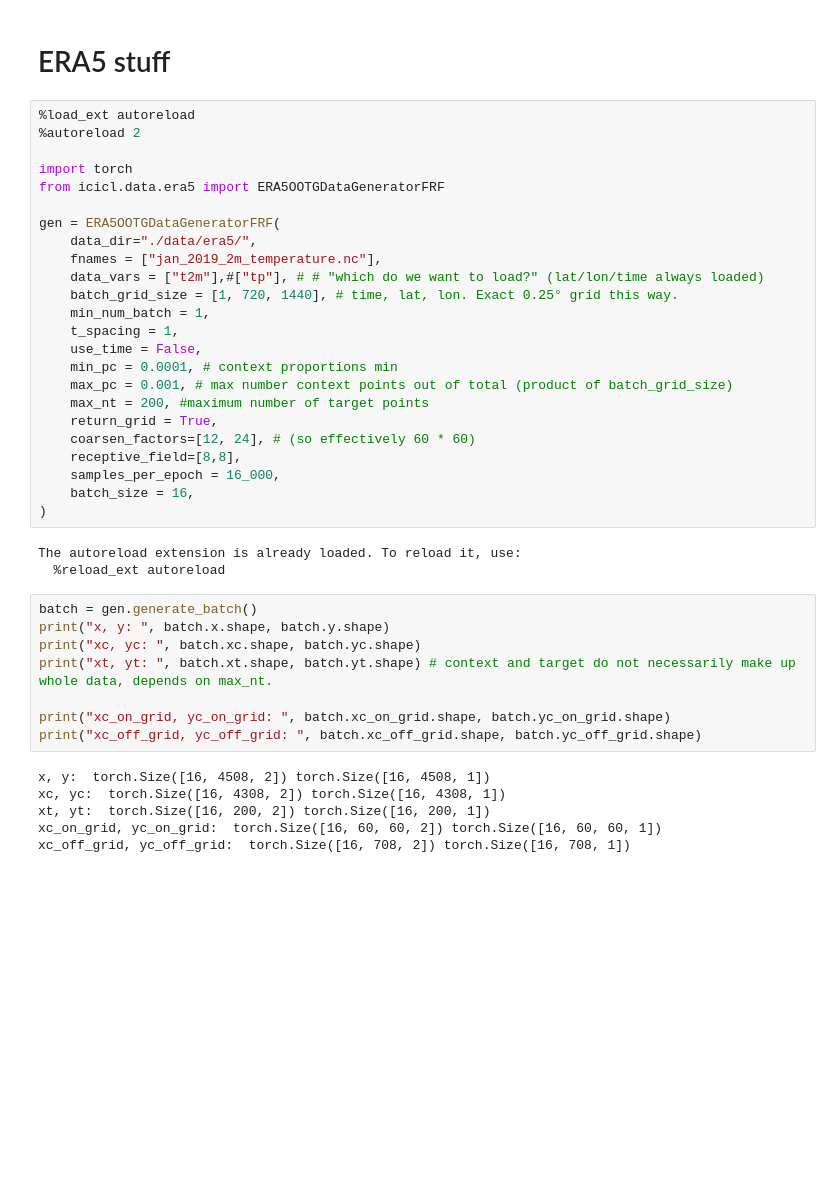
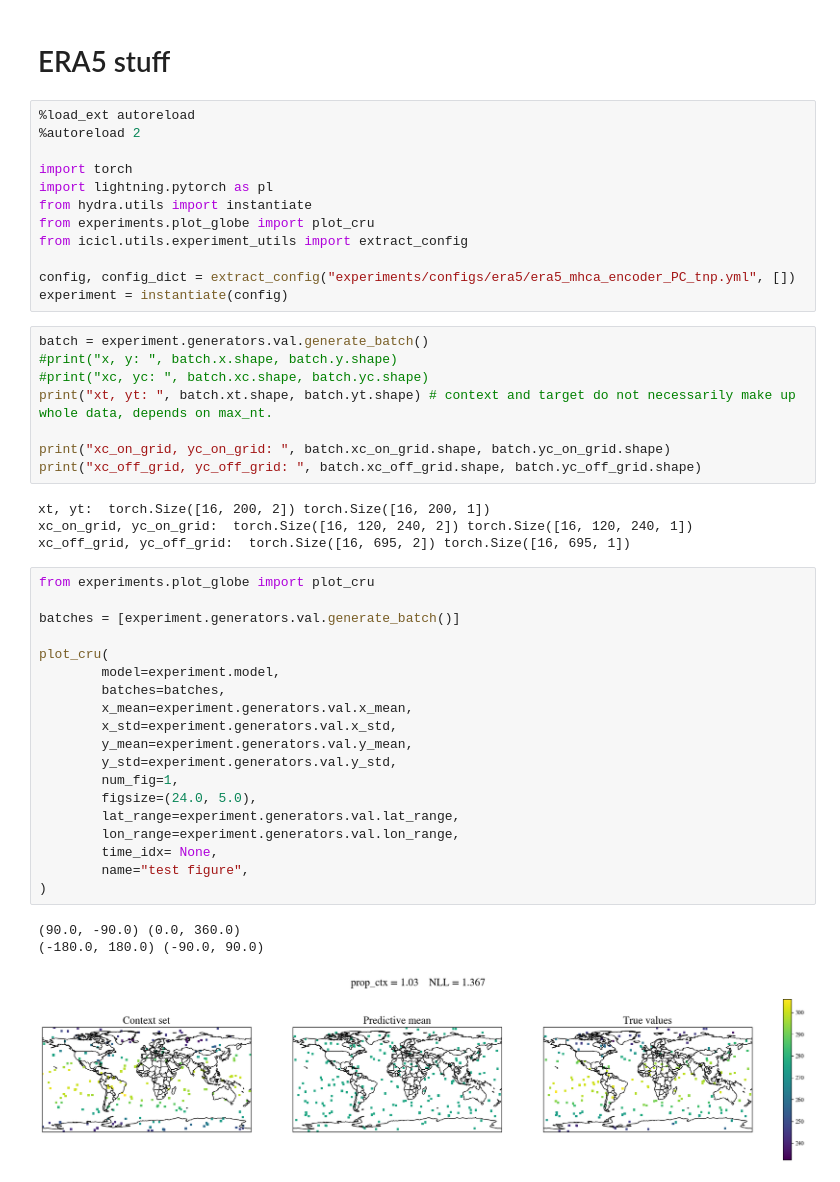
Before and after one commit to EricLangezaal/tnp-pp, a Jupyter notebook: tryout.ipynb, the cells around one changed output. Cells and saved outputs as stored; diff of their text form; blank space fills up the shorter version.

Commit message:
plotting for era5 and other improvements

```diff
--- a/tryout.ipynb
+++ b/tryout.ipynb
@@ -543,44 +543,50 @@ plt.title("Input: 16 batches of 10k random 2d grid_data (ws=20 & ps=5)");
 [figure]
 # %% [markdown]
 # ERA5 stuff
-# %%
-%load_ext autoreload
-%autoreload 2
-
-import torch
-from icicl.data.era5 import ERA5OOTGDataGeneratorFRF
-
-gen = ERA5OOTGDataGeneratorFRF(
-    data_dir="./data/era5/",
-    fnames = ["jan_2019_2m_temperature.nc"],
-    data_vars = ["t2m"],#["tp"], # # "which do we want to load?" (lat/lon/time always loaded)
-    batch_grid_size = [1, 720, 1440], # time, lat, lon. Exact 0.25° grid this way.
-    min_num_batch = 1,
-    t_spacing = 1,
-    use_time = False,
-    min_pc = 0.0001, # context proportions min
-    max_pc = 0.001, # max number context points out of total (product of batch_grid_size)
-    max_nt = 200, #maximum number of target points
-    return_grid = True,
-    coarsen_factors=[12, 24], # (so effectively 60 * 60)
-    receptive_field=[8,8],
-    samples_per_epoch = 16_000,
-    batch_size = 16,
-)
-# %% [output]
-The autoreload extension is already loaded. To reload it, use:
-  %reload_ext autoreload
+# %%
+%load_ext autoreload
+%autoreload 2
+
+import torch
+import lightning.pytorch as pl
+from hydra.utils import instantiate
+from experiments.plot_globe import plot_cru
+from icicl.utils.experiment_utils import extract_config
+
+config, config_dict = extract_config("experiments/configs/era5/era5_mhca_encoder_PC_tnp.yml", [])
+experiment = instantiate(config)
 # %%
-batch = gen.generate_batch()
-print("x, y: ", batch.x.shape, batch.y.shape)
-print("xc, yc: ", batch.xc.shape, batch.yc.shape)
+batch = experiment.generators.val.generate_batch()
+#print("x, y: ", batch.x.shape, batch.y.shape)
+#print("xc, yc: ", batch.xc.shape, batch.yc.shape)
 print("xt, yt: ", batch.xt.shape, batch.yt.shape) # context and target do not necessarily make up whole data, depends on max_nt.
 
 print("xc_on_grid, yc_on_grid: ", batch.xc_on_grid.shape, batch.yc_on_grid.shape)
 print("xc_off_grid, yc_off_grid: ", batch.xc_off_grid.shape, batch.yc_off_grid.shape)
 # %% [output]
-x, y:  torch.Size([16, 4508, 2]) torch.Size([16, 4508, 1])
-xc, yc:  torch.Size([16, 4308, 2]) torch.Size([16, 4308, 1])
 xt, yt:  torch.Size([16, 200, 2]) torch.Size([16, 200, 1])
-xc_on_grid, yc_on_grid:  torch.Size([16, 60, 60, 2]) torch.Size([16, 60, 60, 1])
-xc_off_grid, yc_off_grid:  torch.Size([16, 708, 2]) torch.Size([16, 708, 1])
+xc_on_grid, yc_on_grid:  torch.Size([16, 120, 240, 2]) torch.Size([16, 120, 240, 1])
+xc_off_grid, yc_off_grid:  torch.Size([16, 695, 2]) torch.Size([16, 695, 1])
+# %%
+from experiments.plot_globe import plot_cru
+
+batches = [experiment.generators.val.generate_batch()]
+
+plot_cru(
+        model=experiment.model,
+        batches=batches,
+        x_mean=experiment.generators.val.x_mean,
+        x_std=experiment.generators.val.x_std,
+        y_mean=experiment.generators.val.y_mean,
+        y_std=experiment.generators.val.y_std,
+        num_fig=1,
+        figsize=(24.0, 5.0),
+        lat_range=experiment.generators.val.lat_range,
+        lon_range=experiment.generators.val.lon_range,
+        time_idx= None,
+        name="test figure",
+)
+# %% [output]
+(90.0, -90.0) (0.0, 360.0)
+(-180.0, 180.0) (-90.0, 90.0)
+[figure, added]
```
Also changed, not shown: parts of 2 cells of this notebook, 7 other files.
